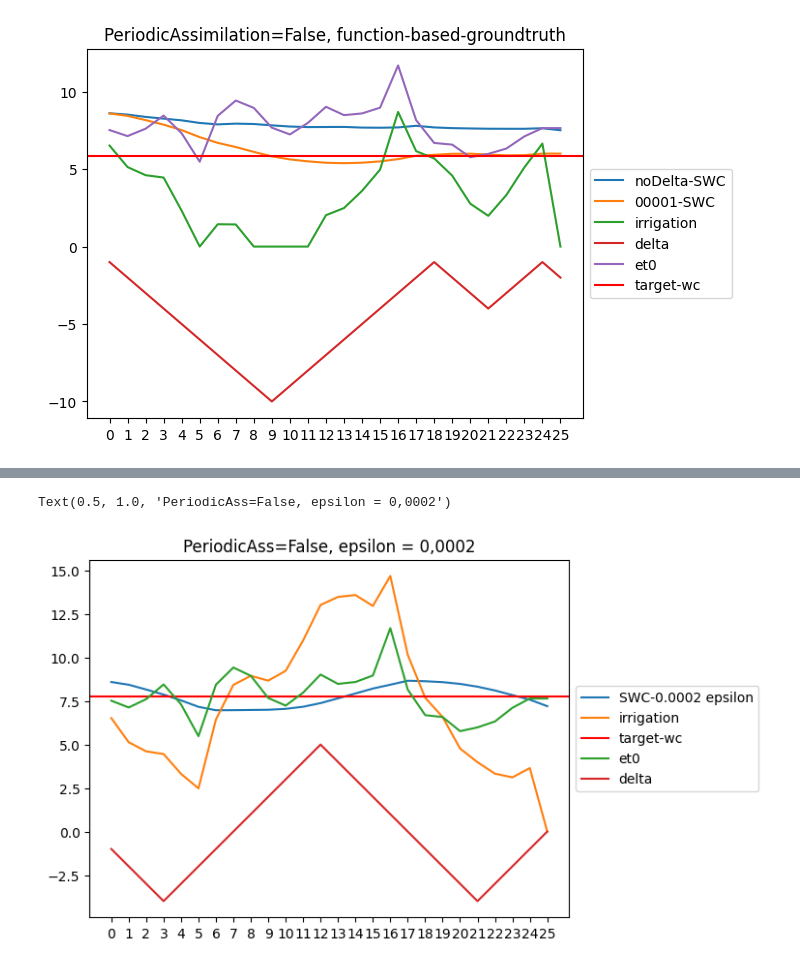
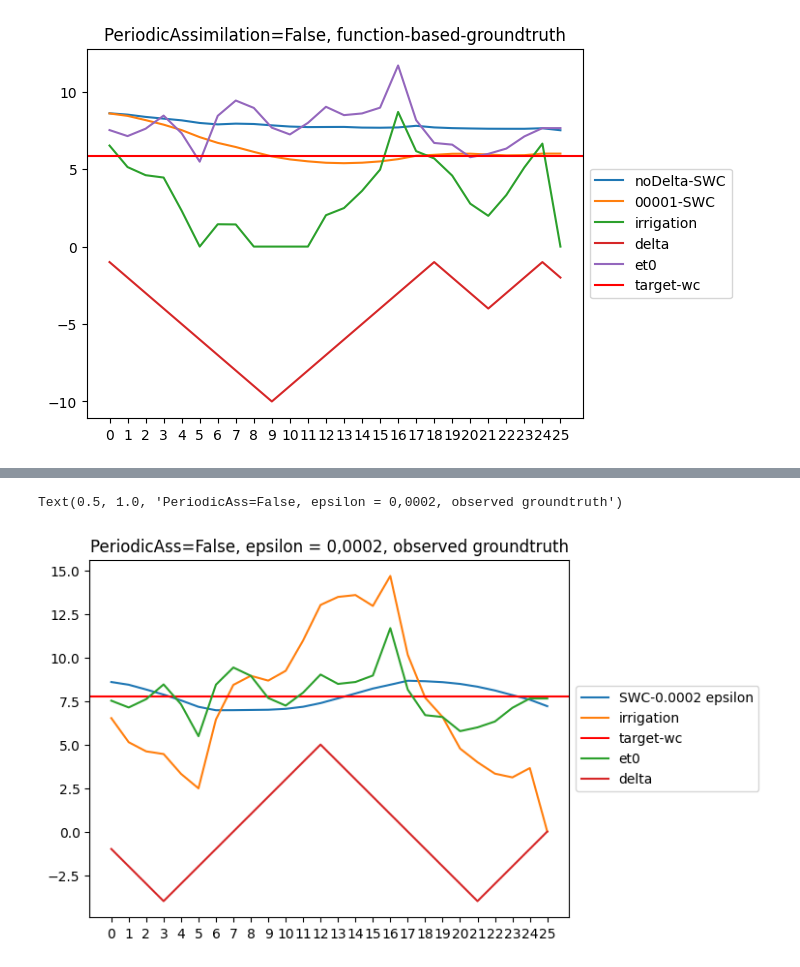
Before and after one commit to josephgiovanelli/et0_calculation, a Jupyter notebook: notebook.ipynb, the cells around one changed output, grey strips where cells are left out. Saved outputs shown, nothing was run; the diff lists cells and outputs as text; code cells hidden in the pictures.

```diff
--- a/notebook.ipynb
+++ b/notebook.ipynb
@@ -366,17 +366,17 @@ Text(0.5, 1.0, 'PeriodicAss=False, epsilon = 0,02')
 # %%
 wc0002,ir,groundtruth = print_functions('/home/data/interp_obs/water_content.csv','/home/data/sim/obsGroundtruth/0002/outputWaterContent.csv','/home/data/sim/obsGroundtruth/0002/scheduledIrrigation.csv')
 delta =  [-1.0, -2.0, -3.0, -4.0, -3.0, -2.0, -1.0, 0.0, 1.0, 2.0, 3.0, 4.0, 5.0, 4.0, 3.0, 2.0, 1.0, 0.0, -1.0, -2.0, -3.0, -4.0, -3.0, -2.0, -1.0, 0.0]
 plt.xticks(range(len(wc.index)))
 plt.plot(wc0002.index, wc0002['SWC'], label='SWC-0.0002 epsilon')
 plt.plot(ir.index, ir.iloc[:, 1], label='irrigation')
 plt.axhline(y=groundtruth.iloc[0], color='r', linestyle='-',label='target-wc')
 plt.plot(ir.index,et0,label="et0")
 plt.plot(ir.index,delta,label="delta")
 plt.legend(loc='center left', bbox_to_anchor=(1, 0.5))
-plt.title('PeriodicAss=False, epsilon = 0,0002')
+plt.title('PeriodicAss=False, epsilon = 0,0002, update = +1,-1 observed groundtruth')
 # %% [output]
-Text(0.5, 1.0, 'PeriodicAss=False, epsilon = 0,0002')
+Text(0.5, 1.0, 'PeriodicAss=False, epsilon = 0,0002, observed groundtruth')
-[figure, old version]
+[figure, new version]
 # %%
 wc00001,ir,groundtruth = print_functions('/home/data/interp_obs/water_content.csv','/home/data/sim/obsGroundtruth/00001/outputWaterContent.csv','/home/data/sim/obsGroundtruth/00001/scheduledIrrigation.csv')
 delta =  [-1.0, -2.0, -3.0, -4.0, -3.0, -2.0, -1.0, 0.0, 1.0, 2.0, 3.0, 4.0, 5.0, 4.0, 3.0, 2.0, 1.0, 0.0, -1.0, -2.0, -3.0, -4.0, -3.0, -2.0, -1.0, 0.0]
```
Also changed, not shown: parts of 8 cells of this notebook, 2 other files.
